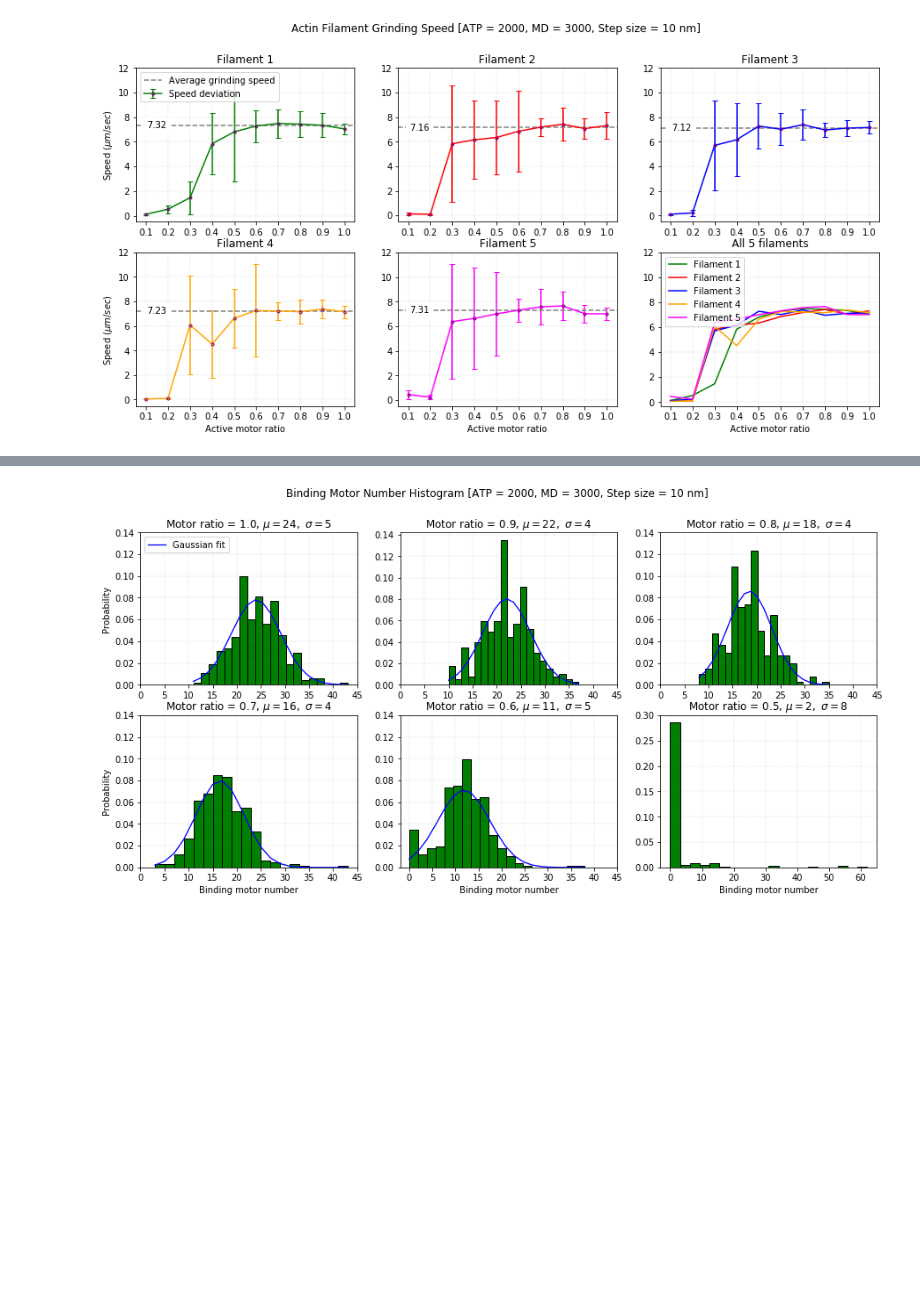
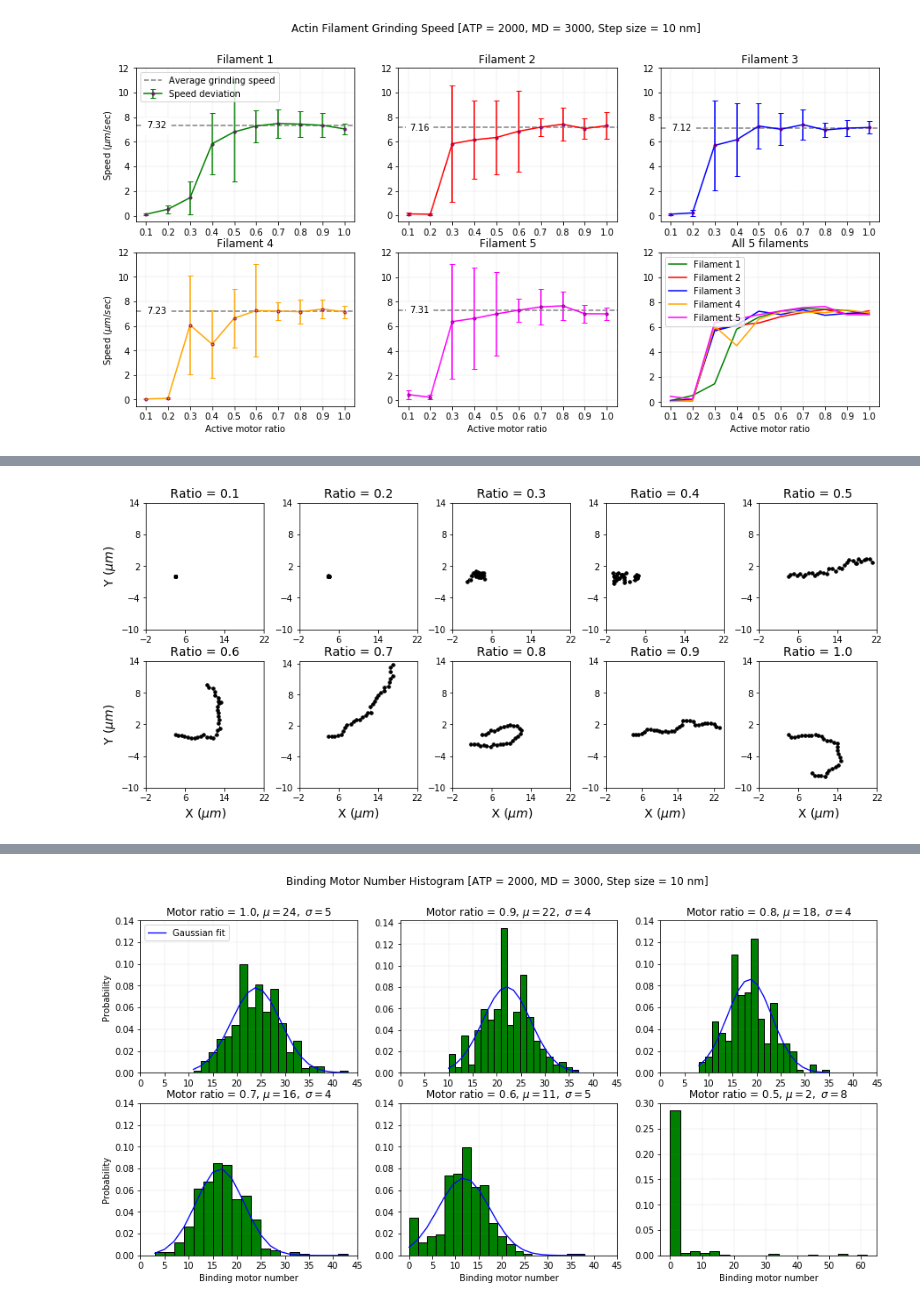
Before and after one commit to SamMachariaPhD/simulate201819, a Jupyter notebook: AFsSpeeds.ipynb, the cells around one changed output, grey strips where cells are left out. Cells and saved outputs as stored; diff of their text form; code cells hidden in the pictures; blank space fills up the shorter version.

```diff
--- a/AFsSpeeds.ipynb
+++ b/AFsSpeeds.ipynb
@@ -278,0 +347,81 @@ plt.savefig('allTraj.svg',fmt='svg',dip=500,bbox_inches='tight')
+# %%
+# dt = 0.1
+plt.figure(figsize=(15,6))
+#plt.axis('tight')
+#plt.suptitle('Actin Filament Grinding Trajectory [dt = 0.01]')
+plt.subplots_adjust(wspace=0.3)
+plt.subplots_adjust(hspace=0.25)
+plt.axes().set_aspect('equal')
+
+plt.subplot(2,5,1)
+plt.plot(fil01['x'],fil01['y'], label='Leading tip', color='black', marker='.', linestyle='dashed', linewidth=1, markersize=7)
+plt.xticks(np.arange(-2,26,step=8))
+plt.yticks(np.arange(-10,16,step=6))
+plt.ylabel('Y ($\mu m$)', fontsize=14)
+plt.title('Ratio = 0.1', fontsize=14)
+#plt.legend(loc='upper left')
+
+plt.subplot(2,5,2)
+plt.plot(fil02['x'],fil02['y'], color='black', marker='.', linestyle='dashed', linewidth=1, markersize=7)
+plt.xticks(np.arange(-2,26,step=8))
+plt.yticks(np.arange(-10,16,step=6))
+plt.title('Ratio = 0.2', fontsize=14)
+
+plt.subplot(2,5,3)
+plt.plot(fil03['x'],fil03['y'], color='black', marker='.', linestyle='dashed', linewidth=1, markersize=7)
+plt.xticks(np.arange(-2,26,step=8))
+plt.yticks(np.arange(-10,16,step=6))
+plt.title('Ratio = 0.3', fontsize=14)
+
+plt.subplot(2,5,4)
+plt.plot(fil04['x'],fil04['y'], color='black', marker='.', linestyle='dashed', linewidth=1, markersize=7)
+plt.xticks(np.arange(-2,26,step=8))
+plt.yticks(np.arange(-10,16,step=6))
+plt.title('Ratio = 0.4', fontsize=14)
+
+plt.subplot(2,5,5)
+plt.plot(fil05['x'],fil05['y'], color='black', marker='.', linestyle='dashed', linewidth=1, markersize=7)
+plt.xticks(np.arange(-2,26,step=8))
+plt.yticks(np.arange(-10,16,step=6))
+plt.title('Ratio = 0.5', fontsize=14)
+
+plt.subplot(2,5,6)
+plt.plot(fil06['x'],fil06['y'], color='black', marker='.', linestyle='dashed', linewidth=1, markersize=7)
+plt.xticks(np.arange(-2,26,step=8))
+plt.yticks(np.arange(-10,16,step=6))
+plt.xlabel('X ($\mu m$)', fontsize=14)
+plt.ylabel('Y ($\mu m$)', fontsize=14)
+plt.title('Ratio = 0.6', fontsize=14)
+
+plt.subplot(2,5,7)
+plt.plot(fil07['x'],fil07['y'], color='black', marker='.', linestyle='dashed', linewidth=1, markersize=7)
+plt.xticks(np.arange(-2,26,step=8))
+plt.yticks(np.arange(-10,16,step=6))
+plt.xlabel('X ($\mu m$)', fontsize=14)
+plt.title('Ratio = 0.7', fontsize=14)
+
+plt.subplot(2,5,8)
+plt.plot(fil08['x'],fil08['y'], color='black', marker='.', linestyle='dashed', linewidth=1, markersize=7)
+plt.xticks(np.arange(-2,26,step=8))
+plt.yticks(np.arange(-10,16,step=6))
+plt.xlabel('X ($\mu m$)', fontsize=14)
+plt.title('Ratio = 0.8', fontsize=14)
+
+plt.subplot(2,5,9)
+plt.plot(fil09['x'],fil09['y'], color='black', marker='.', linestyle='dashed', linewidth=1, markersize=7)
+plt.xticks(np.arange(-2,26,step=8))
+plt.yticks(np.arange(-10,16,step=6))
+plt.xlabel('X ($\mu m$)', fontsize=14)
+plt.title('Ratio = 0.9', fontsize=14)
+
+plt.subplot(2,5,10)
+plt.plot(fil10['x'],fil10['y'], color='black', marker='.', linestyle='dashed', linewidth=1, markersize=7)
+plt.xticks(np.arange(-2,26,step=8))
+plt.yticks(np.arange(-10,16,step=6))
+plt.xlabel('X ($\mu m$)', fontsize=14)
+plt.title('Ratio = 1.0', fontsize=14)
+
+#plt.savefig('allTraj.svg',fmt='svg',dip=500,bbox_inches='tight')
+plt.savefig('allTraj.png',fmt='png',dip=700,bbox_inches='tight')
+# %% [output]
+[figure, added]
```
Also changed, not shown: parts of 6 cells of this notebook, 11 other files.
